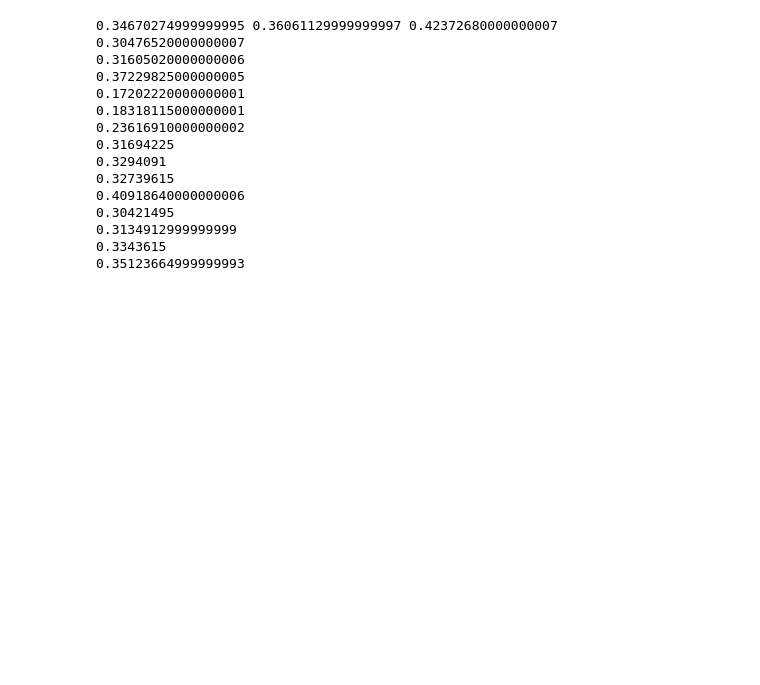
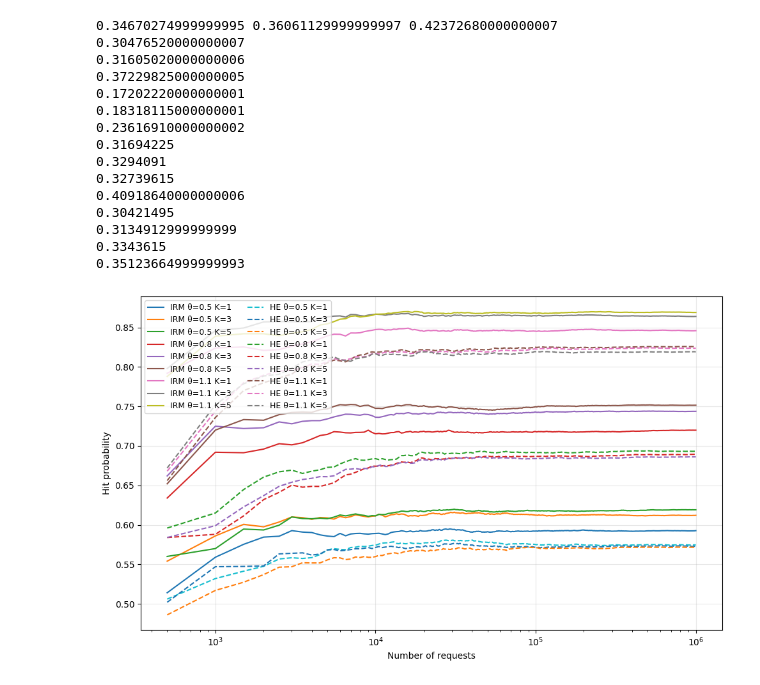
Before and after one commit to Effygal/cache-modeling, a Jupyter notebook: mrc-analysis.ipynb, the cells around one changed output. Cells and saved outputs as stored; diff of their text form; code cells hidden in the pictures; blank space fills up the shorter version.

```diff
--- a/mrc-analysis.ipynb
+++ b/mrc-analysis.ipynb
@@ -367,3 +367,47 @@ print(1-hr8888)
 0.3134912999999999
 0.3343615
 0.35123664999999993
+# %%
+
+step = 500              # requests per point on x-axis
+C = 60                  # cache size
+thetas = [0.5, 0.8, 1.1]
+Ks = [1, 3, 5]
+N_ITEMS = 120
+TRACE_LEN = 1_000_000   # adjust for runtime/accuracy
+
+def run_curve(trace, K):
+    rc = tg.ran_clock(C=C, K=K)
+    xs, hr = [], []
+    for i in range(0, len(trace), step):
+        rc.run(trace[i:i+step])
+        a, m, *_ = rc.data()
+        hr.append(1.0 - m / a)     # cumulative hitrate
+        xs.append(i + step)
+    return xs, hr
+
+plt.figure(figsize=(10, 6))
+
+# IRM traces
+for theta in thetas:
+    trace = gen_from_zipf(N_ITEMS, TRACE_LEN, theta)[1].astype(np.int32)
+    for K in Ks:
+        xs, hr = run_curve(trace, K)
+        plt.plot(xs, hr, lw=1.5, label=f"IRM θ={theta} K={K}")
+
+# HE traces
+for theta in thetas:
+    trace = gen_ph(N_ITEMS, theta, TRACE_LEN).astype(np.int32)
+    for K in Ks:
+        xs, hr = run_curve(trace, K)
+        plt.plot(xs, hr, lw=1.5, linestyle='--', label=f"HE θ={theta} K={K}")
+
+plt.xlabel("Number of requests")
+plt.ylabel("Hit probability")
+plt.xscale("log")
+plt.grid(True, alpha=0.3)
+plt.legend(ncol=2, fontsize=9)
+plt.tight_layout()
+plt.show()
+# %% [output]
+[figure, added]
```
Also changed, not shown: parts of 1 cell of this notebook.
